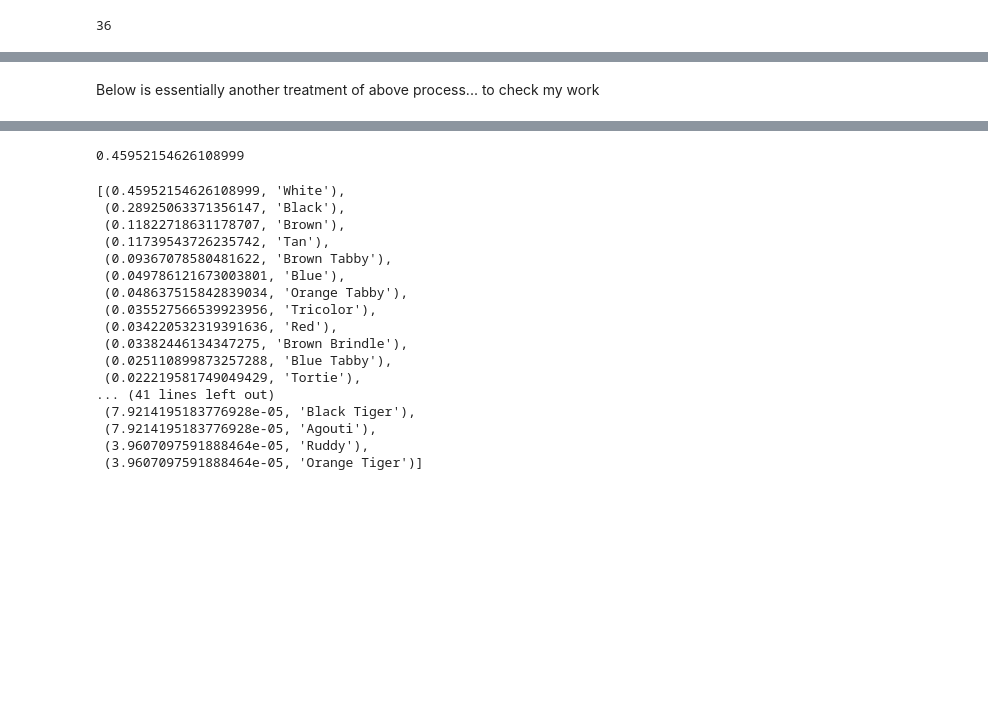
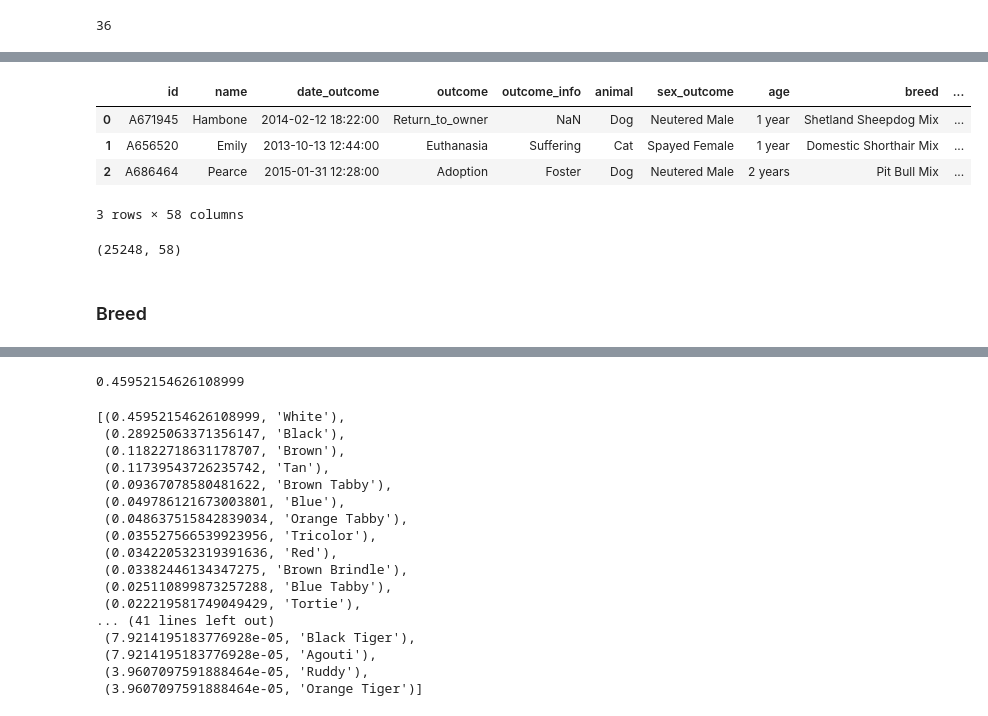
Before and after one commit to vnessified/adopt_me-, a Jupyter notebook: shelter_animal_outcomes.ipynb, the cells around one changed output, grey strips where cells are left out. Cells and saved outputs as stored; diff of their text form; code cells hidden in the pictures; blank space fills up the shorter version.

```diff
--- a/shelter_animal_outcomes.ipynb
+++ b/shelter_animal_outcomes.ipynb
@@ -642,0 +643,3 @@ only_colors.most_common()
+# %%
+simple_colors = Counter(simple_colors)
+simple_colors.most_common()
@@ -674,2 +694,0 @@ for color in only_colors:
-# %% [markdown]
-Below is essentially another treatment of above process... to check my work
@@ -677,0 +695,14 @@ animal_colors = pd.DataFrame()
+# %%
+animals.head(3)
+# %% [output]
+|  | id | name | date_outcome | outcome | outcome_info | animal | sex_outcome | age | breed | ... |
+| 0 | A671945 | Hambone | 2014-02-12 18:22:00 | Return_to_owner | NaN | Dog | Neutered Male | 1 year | Shetland Sheepdog Mix | ... |
+| 1 | A656520 | Emily | 2013-10-13 12:44:00 | Euthanasia | Suffering | Cat | Spayed Female | 1 year | Domestic Shorthair Mix | ... |
+| 2 | A686464 | Pearce | 2015-01-31 12:28:00 | Adoption | Foster | Dog | Neutered Male | 2 years | Pit Bull Mix | ... |
+3 rows × 58 columns
+# %%
+animals.shape
+# %% [output]
+(25248, 58)
+# %% [markdown]
+### Breed
```
Also changed, not shown: parts of 45 cells of this notebook.
